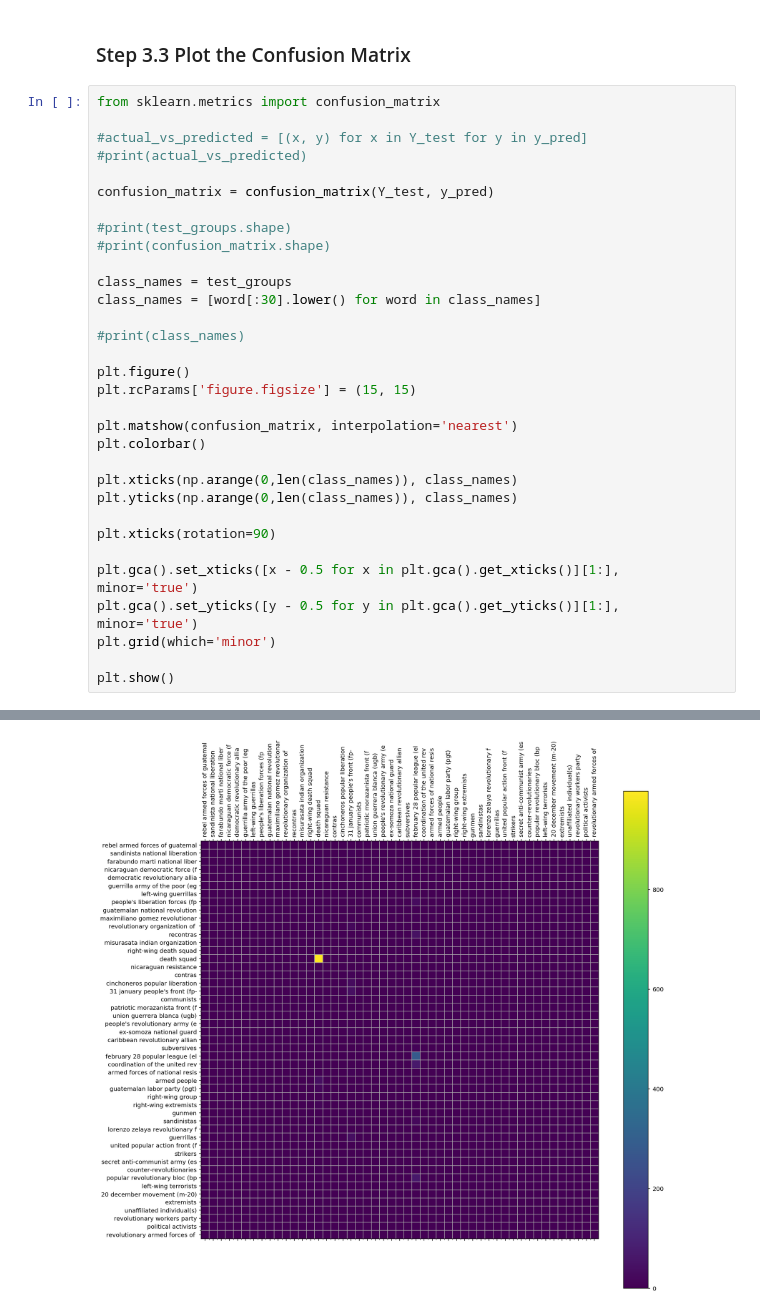
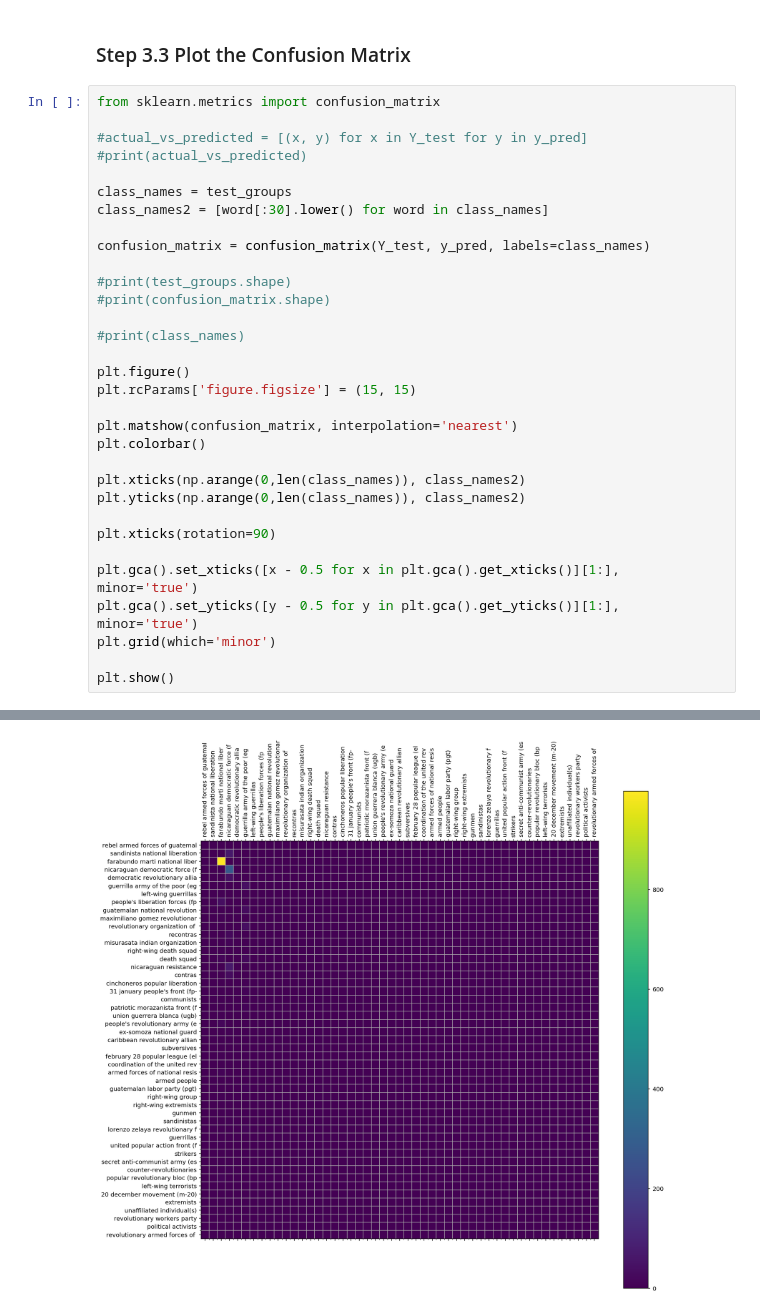
Before and after one commit to tolarteh/terror5, a Jupyter notebook: Naive_Bayes_Scikit_Learn.ipynb, the cells around one changed output, grey strips where cells are left out. Saved outputs shown, nothing was run; the diff lists cells and outputs as text.

Commit message:
Fixed confusion matrix

```diff
--- a/Naive_Bayes_Scikit_Learn.ipynb
+++ b/Naive_Bayes_Scikit_Learn.ipynb
@@ -143,38 +143,38 @@ Accuracy: 69.1299790356%
 # %%
 from sklearn.metrics import confusion_matrix
 
 #actual_vs_predicted = [(x, y) for x in Y_test for y in y_pred]
 #print(actual_vs_predicted)
 
-confusion_matrix = confusion_matrix(Y_test, y_pred)
+class_names = test_groups
+class_names2 = [word[:30].lower() for word in class_names]
+
+confusion_matrix = confusion_matrix(Y_test, y_pred, labels=class_names)
 
 #print(test_groups.shape)
 #print(confusion_matrix.shape)
-
-class_names = test_groups
-class_names = [word[:30].lower() for word in class_names]
 
 #print(class_names)
 
 plt.figure()
 plt.rcParams['figure.figsize'] = (15, 15)
 
 plt.matshow(confusion_matrix, interpolation='nearest')
 plt.colorbar()
 
-plt.xticks(np.arange(0,len(class_names)), class_names)
-plt.yticks(np.arange(0,len(class_names)), class_names)
+plt.xticks(np.arange(0,len(class_names)), class_names2)
+plt.yticks(np.arange(0,len(class_names)), class_names2)
 
 plt.xticks(rotation=90)
 
 plt.gca().set_xticks([x - 0.5 for x in plt.gca().get_xticks()][1:], minor='true')
 plt.gca().set_yticks([y - 0.5 for y in plt.gca().get_yticks()][1:], minor='true')
 plt.grid(which='minor')
 
 plt.show()
 # %% [output]
 <matplotlib.figure.Figure at 0x...>
-[figure, old version]
+[figure, new version]
 # %%
 print("Test set has " + str(len(Y_test)) + " number of attacks")
 print()
```
Also changed, not shown: parts of 2 cells of this notebook.
